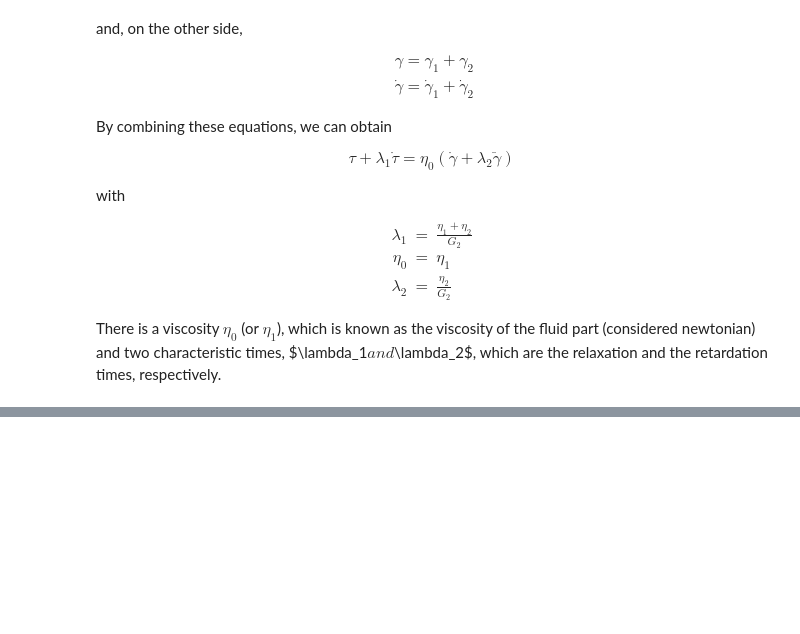
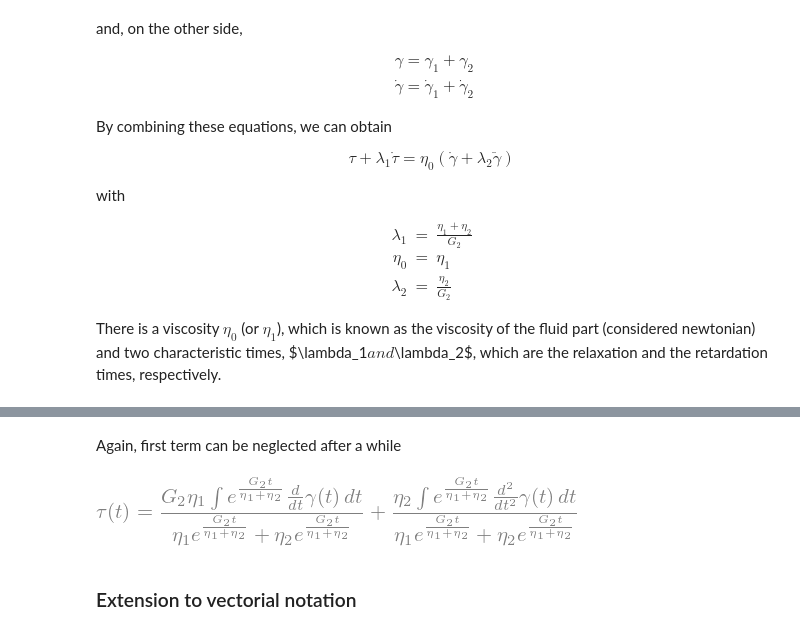
Before and after one commit to rclUPC/AdvancedFluidMechanics, a Jupyter notebook: rheology/rheology.ipynb, the cells around one changed output, grey strips where cells are left out. Cells and saved outputs as stored; diff of their text form; code cells hidden in the pictures; blank space fills up the shorter version.

```diff
--- a/rheology/rheology.ipynb
+++ b/rheology/rheology.ipynb
@@ -433,0 +479,9 @@ $\displaystyle \tau{\left(t \right)} = C_{1} e^{- \frac{G_{2} t}{\eta_{1} + \eta
+# %% [markdown]
+Again, first term can be neglected after a while
+# %%
+tauSolInf=tauSol.replace(tauSol.rhs.args[0],0)
+display(tauSolInf)
+# %% [output]
+[figure, added]
+# %% [markdown]
+### Extension to vectorial notation
```
Also changed, not shown: parts of 24 cells of this notebook.
